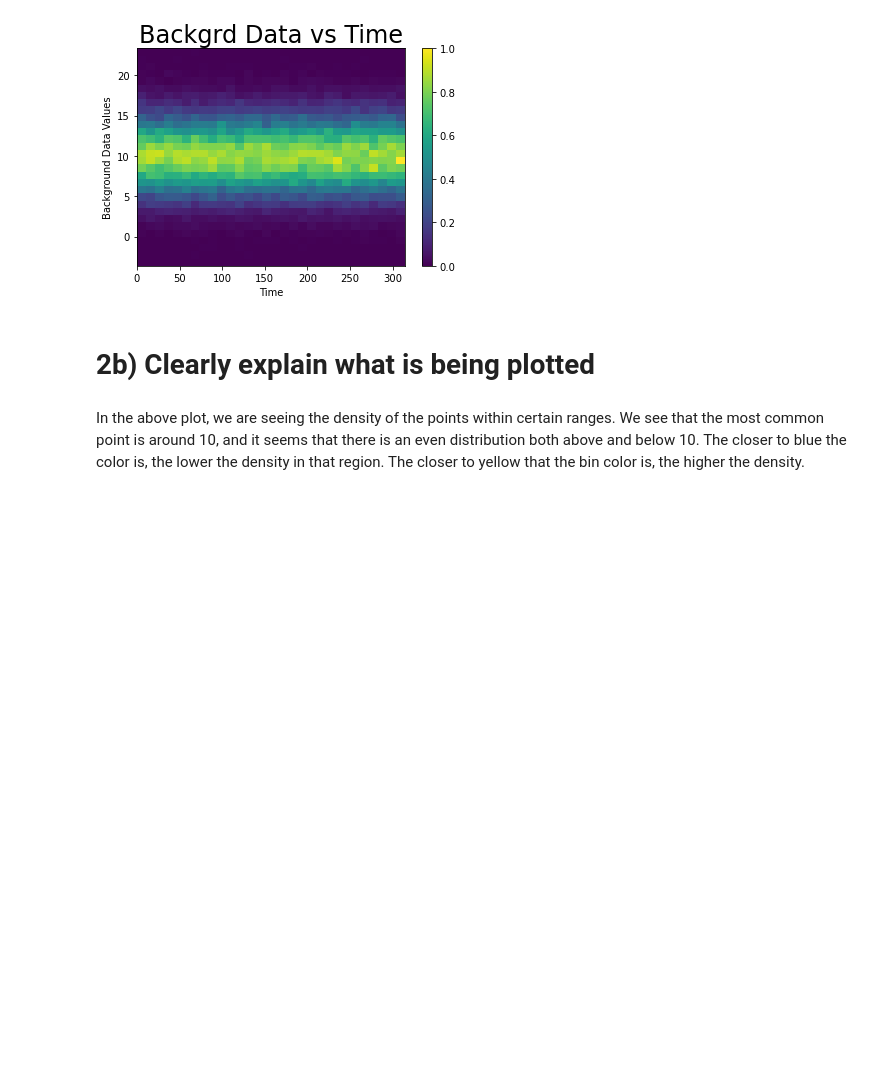
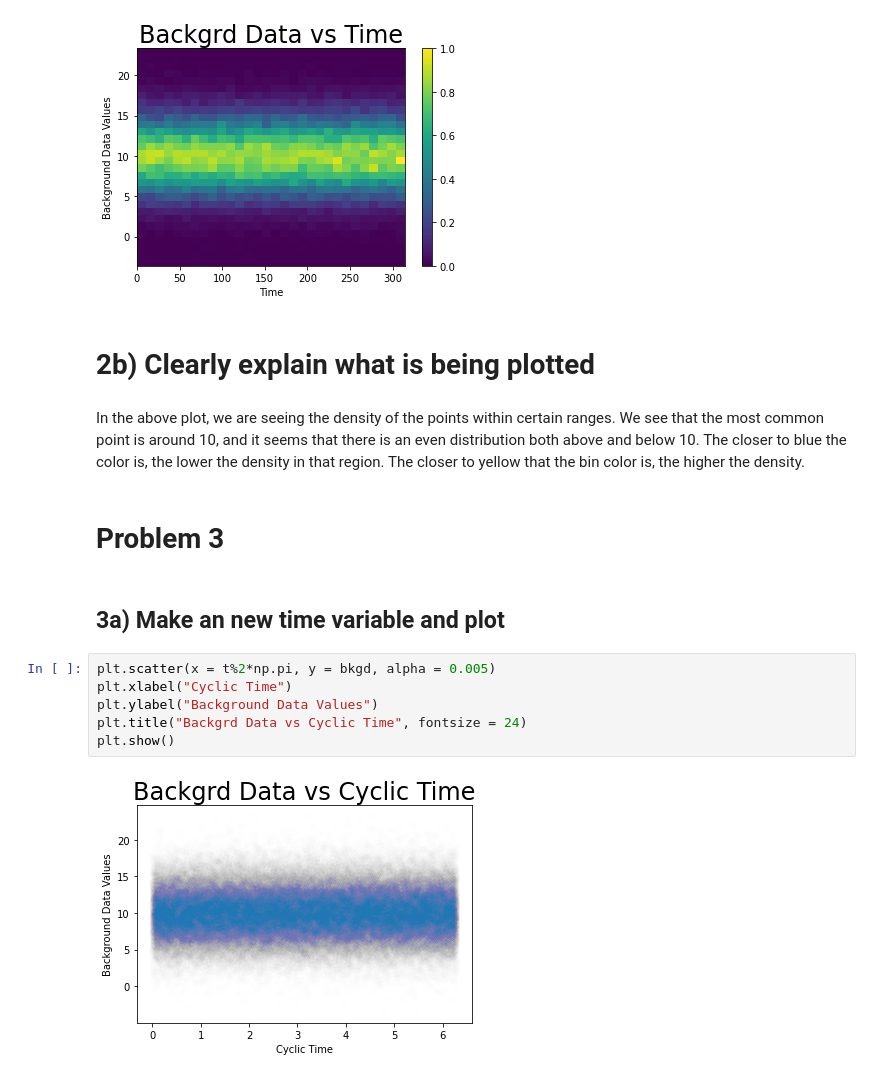
Before and after one commit to WyattOtsuka/PHYS434, a Jupyter notebook: hw4.ipynb, the cells around one changed output. Cells and saved outputs as stored; diff of their text form; blank space fills up the shorter version.

```diff
--- a/hw4.ipynb
+++ b/hw4.ipynb
@@ -74,3 +74,15 @@ plt.show()
 # 2b) Clearly explain what is being plotted
 # %% [markdown]
 In the above plot, we are seeing the density of the points within certain ranges. We see that the most common point is around 10, and it seems that there is an even distribution both above and below 10. The closer to blue the color is, the lower the density in that region. The closer to yellow that the bin color is, the higher the density.
+# %% [markdown]
+# Problem 3
+# %% [markdown]
+## 3a) Make an new time variable and plot
+# %%
+plt.scatter(x = t%2*np.pi, y = bkgd, alpha = 0.005)
+plt.xlabel("Cyclic Time")
+plt.ylabel("Background Data Values")
+plt.title("Backgrd Data vs Cyclic Time", fontsize = 24)
+plt.show()
+# %% [output]
+[figure, added]
```
Also changed, not shown: parts of 4 cells of this notebook.
